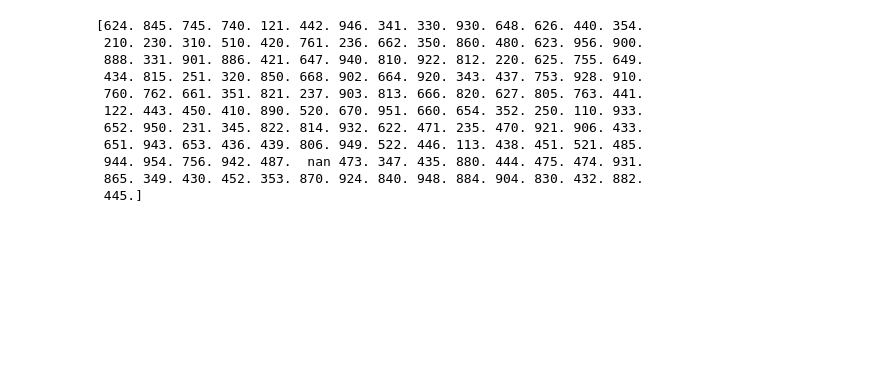
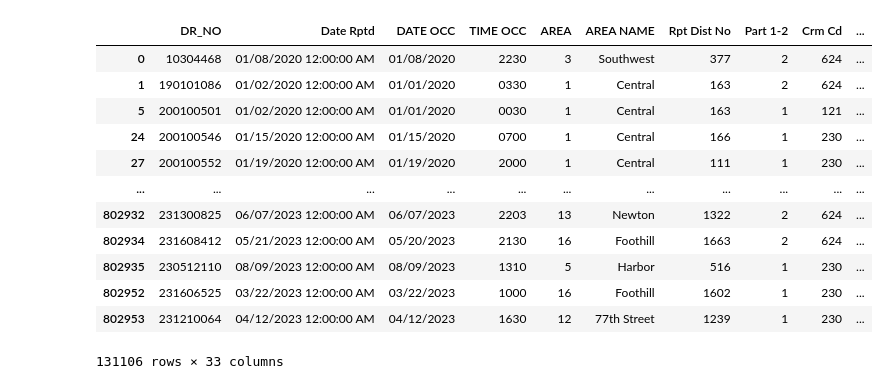
Before and after one commit to maxjtodd/LasAngelesCrimeStatistics, a Jupyter notebook: association.ipynb, the cells around one changed output. Drawn from its saved outputs; the diff is of its cells as text; code cells hidden in the pictures; blank space fills up the shorter version.

```diff
--- a/association.ipynb
+++ b/association.ipynb
@@ -157,17 +17,58 @@ dataframe = dataframe.dropna(subset=['Crm Cd 1'])
-# %%
-print(pandas.unique(dataframe['Crm Cd 1']))
-
-
-# print(pandas.unique(dataframe['AREA']))
-# %% [output]
-[624. 845. 745. 740. 121. 442. 946. 341. 330. 930. 648. 626. 440. 354.
- 210. 230. 310. 510. 420. 761. 236. 662. 350. 860. 480. 623. 956. 900.
- 888. 331. 901. 886. 421. 647. 940. 810. 922. 812. 220. 625. 755. 649.
- 434. 815. 251. 320. 850. 668. 902. 664. 920. 343. 437. 753. 928. 910.
- 760. 762. 661. 351. 821. 237. 903. 813. 666. 820. 627. 805. 763. 441.
- 122. 443. 450. 410. 890. 520. 670. 951. 660. 654. 352. 250. 110. 933.
- 652. 950. 231. 345. 822. 814. 932. 622. 471. 235. 470. 921. 906. 433.
- 651. 943. 653. 436. 439. 806. 949. 522. 446. 113. 438. 451. 521. 485.
- 944. 954. 756. 942. 487.  nan 473. 347. 435. 880. 444. 475. 474. 931.
- 865. 349. 430. 452. 353. 870. 924. 840. 948. 884. 904. 830. 432. 882.
- 445.]
+# %%
+# Change the type of the column to date
+dataframe['day'] = pandas.to_datetime(dataframe['DATE OCC'], format='%m/%d/%Y').dt.day
+dataframe['month'] = pandas.to_datetime(dataframe['DATE OCC'], format='%m/%d/%Y').dt.month
+dataframe['year'] = pandas.to_datetime(dataframe['DATE OCC'], format='%m/%d/%Y').dt.year
+# %%
+# Change the TIME OCC column to time
+dataframe['hour'] = pandas.to_datetime(dataframe['TIME OCC'], format='%H%M').dt.hour
+dataframe['minute'] = pandas.to_datetime(dataframe['TIME OCC'], format='%H%M').dt.minute
+# %%
+# Keep only violent crimes
+dataframe.dropna(subset=['Crm Cd'])
+
+agregousCrimeCDs = [
+    231,
+    230,
+    624,
+    622,
+    623,
+    860,
+    110,
+    753,
+    822,
+    921,
+    882,
+    910,
+    920,
+    113,
+    625,
+    122,
+    121,
+    251,
+    250,
+]
+
+col = dataframe["Crm Cd"]
+
+
+for cd in pandas.unique(col):
+    if not cd in agregousCrimeCDs:
+        dataframe = dataframe.loc[dataframe["Crm Cd"] != cd ]
+
+
+dataframe
+# %% [output]
+|  | DR_NO | Date Rptd | DATE OCC | TIME OCC | AREA | AREA NAME | Rpt Dist No | Part 1-2 | Crm Cd | ... |
+| 0 | 10304468 | 01/08/2020 12:00:00 AM | 01/08/2020 | 2230 | 3 | Southwest | 377 | 2 | 624 | ... |
+| 1 | 190101086 | 01/02/2020 12:00:00 AM | 01/01/2020 | 0330 | 1 | Central | 163 | 2 | 624 | ... |
+| 5 | 200100501 | 01/02/2020 12:00:00 AM | 01/01/2020 | 0030 | 1 | Central | 163 | 1 | 121 | ... |
+| 24 | 200100546 | 01/15/2020 12:00:00 AM | 01/15/2020 | 0700 | 1 | Central | 166 | 1 | 230 | ... |
+| 27 | 200100552 | 01/19/2020 12:00:00 AM | 01/19/2020 | 2000 | 1 | Central | 111 | 1 | 230 | ... |
+| ... | ... | ... | ... | ... | ... | ... | ... | ... | ... | ... |
+| 802932 | 231300825 | 06/07/2023 12:00:00 AM | 06/07/2023 | 2203 | 13 | Newton | 1322 | 2 | 624 | ... |
+| 802934 | 231608412 | 05/21/2023 12:00:00 AM | 05/20/2023 | 2130 | 16 | Foothill | 1663 | 2 | 624 | ... |
+| 802935 | 230512110 | 08/09/2023 12:00:00 AM | 08/09/2023 | 1310 | 5 | Harbor | 516 | 1 | 230 | ... |
+| 802952 | 231606525 | 03/22/2023 12:00:00 AM | 03/22/2023 | 1000 | 16 | Foothill | 1602 | 1 | 230 | ... |
+| 802953 | 231210064 | 04/12/2023 12:00:00 AM | 04/12/2023 | 1630 | 12 | 77th Street | 1239 | 1 | 230 | ... |
+131106 rows × 33 columns
```
Also changed, not shown: parts of 17 cells of this notebook, 1 other file.
